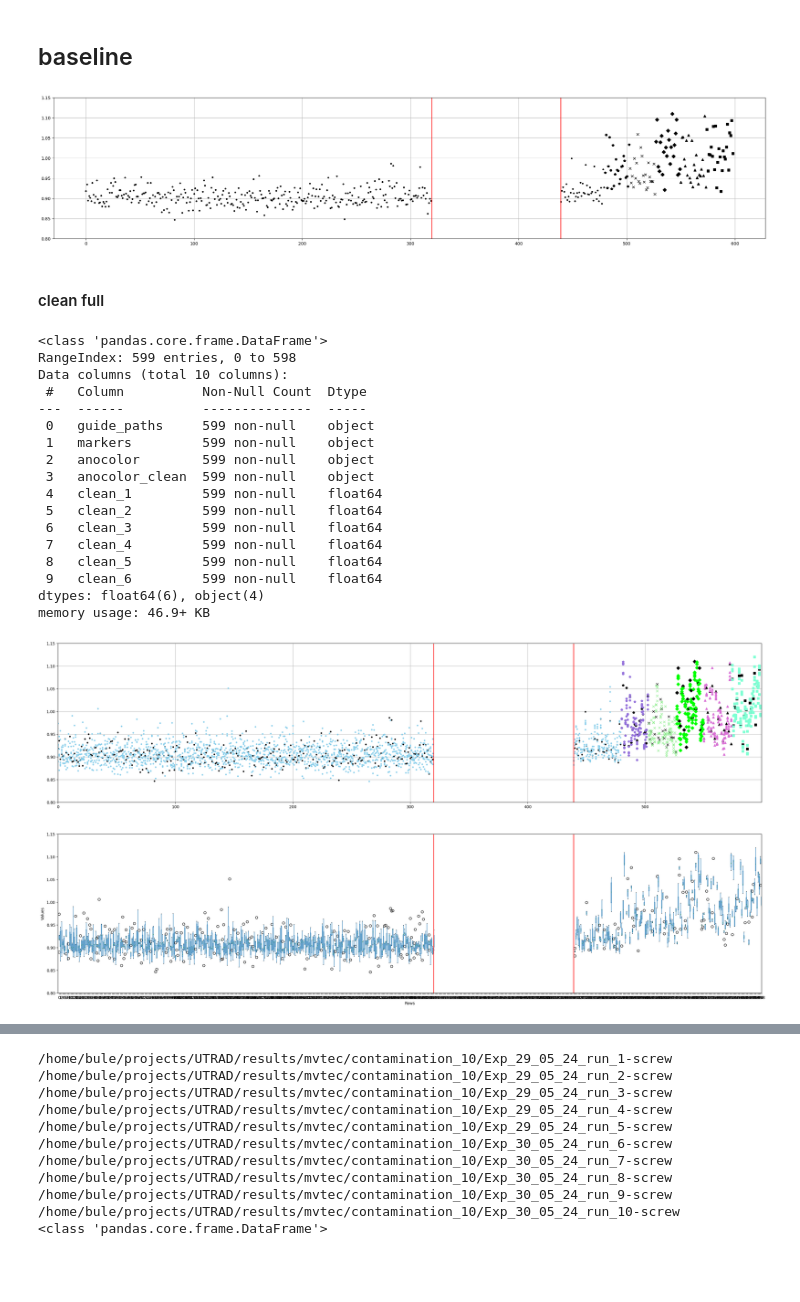
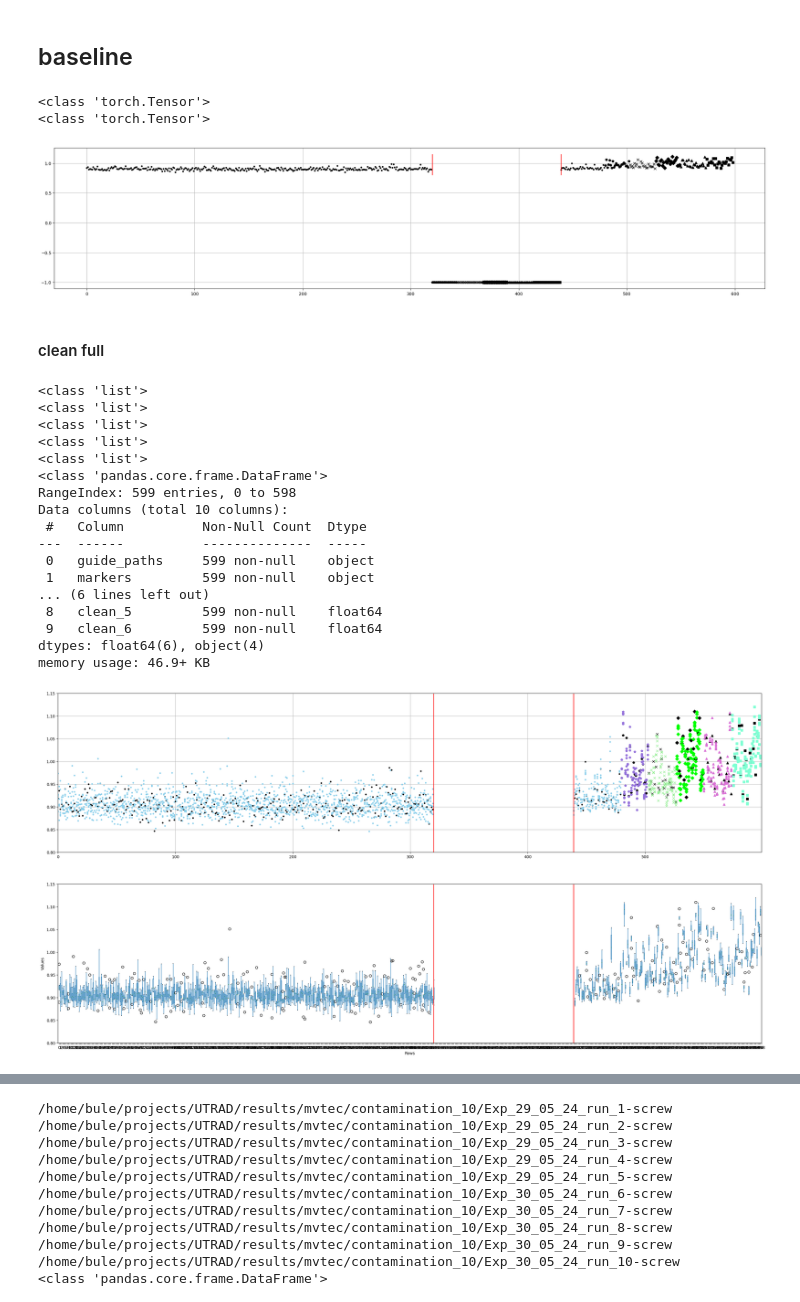
Before and after one commit to buehlpa/UTRAD, a Jupyter notebook: dev_screwruns_cont.ipynb, the cells around one changed output, grey strips where cells are left out. Saved outputs shown, nothing was run; the diff lists cells and outputs as text; code cells hidden in the pictures; blank space fills up the shorter version.

```diff
--- a/dev_screwruns_cont.ipynb
+++ b/dev_screwruns_cont.ipynb
@@ -20,7 +22,27 @@ with open(experiment_path + "/experiment_paths.json", 'r') as file:
 exppath_guide_contam_paths= [path  for path in exppath_guide['test'] if 'good' not in path]
 
 guide_allpaths=exppath_guide['train']+ exppath_guide_contam_paths+ exppath_guide['test']
+
+
 guide_allscores=guide_trainscores.tolist()+[-1]*len(exppath_guide_contam_paths)+ guide_testscores.tolist()
+
+print(type(guide_trainscores))
+
+# ####################################################################################################
+# #guide allscores normalized
+
+# training_median=torch.median(guide_trainscores)
+# training_std=torch.std(guide_trainscores)
+
+
+# sorted_trainscores=[(score-training_median)/training_std for score in guide_trainscores.tolist()]
+# sorted_testscores=[(score-training_median)/training_std for score in guide_testscores.tolist()]
+# guide_allscores=sorted_trainscores+[-10]*len(exppath_guide_contam_paths)+ sorted_testscores
+
+#####################################################################################################
+print(type(guide_trainscores))
+
+
 
 anotype_marker={'good':'.','manipulated_front':'x','scratch_head':'^','scratch_neck':'s','thread_side':'p','thread_top':'D'}
 anocolor={'good':'blue','manipulated_front':'green','scratch_head':'red','scratch_neck':'dodgerblue','thread_side':'purple','thread_top':'olive'}
@@ -36,17 +58,20 @@ color_clean=[anocolor_clean[key] for key in anotype]
 
 marker=[anotype_marker[key] for key in anotype]
 df=pd.DataFrame({'guide_paths':guide_allpaths,"markers":marker,'anocolor':color,'anocolor_clean':color_clean,'clean_1':guide_allscores})
+# %% [output]
+<class 'torch.Tensor'>
+<class 'torch.Tensor'>
 # %%
 plt.figure(figsize=(30, 6))
 for i in range(len(df)):
     plt.plot(df.index[i], df['clean_1'][i],  color='black', marker=df['markers'][i])
 
-plt.ylim(0.8,1.15)
+#plt.ylim(0.8,1.15)
 plt.vlines(len(guide_trainscores), 0.8, 1.15, color='red')
 plt.vlines(len(guide_trainscores)+len(exppath_guide_contam_paths), 0.8, 1.15, color='red')
 plt.grid(True)
 # %% [output]
-[figure, old version]
+[figure, new version]
 # %% [markdown]
 #### clean full
 # %%
@@ -69,12 +94,29 @@ for i,path in enumerate(filepaths):
     sorted_test_idx=[exppath_guide['test'].index(path) for path in exppath['test']]
     sorted_trainscores=[trainscores[i] for i in sorted_train_idx]
     sorted_testscores=[testscores[i] for i in sorted_test_idx]
+    allscores=sorted_trainscores+[-10]*len(exppath_guide_contam_paths)+ sorted_testscores
+    print(type(allscores))
 
-    allscores=sorted_trainscores+[-1]*len(exppath_guide_contam_paths)+ sorted_testscores
+    ###########################################
+    # # # standarize
+    # training_median=np.median(sorted_trainscores)
+    # training_std=np.std(sorted_trainscores)
+
+    # sorted_trainscores=[(score-training_median)/training_std for score in sorted_trainscores]
+    # sorted_testscores=[(score-training_median)/training_std for score in sorted_testscores]
+    # allscores=sorted_trainscores+[-10]*len(exppath_guide_contam_paths)+ sorted_testscores
+    # print(type(allscores))
+    #############################################
+
     df[f'clean_{i+2}']=allscores
 
 df.info()
 # %% [output]
+<class 'list'>
+<class 'list'>
+<class 'list'>
+<class 'list'>
+<class 'list'>
 <class 'pandas.core.frame.DataFrame'>
 RangeIndex: 599 entries, 0 to 598
 Data columns (total 10 columns):
@@ -82,12 +124,7 @@ Data columns (total 10 columns):
 ---  ------          --------------  -----
  0   guide_paths     599 non-null    object
  1   markers         599 non-null    object
- 2   anocolor        599 non-null    object
- 3   anocolor_clean  599 non-null    object
- 4   clean_1         599 non-null    float64
- 5   clean_2         599 non-null    float64
- 6   clean_3         599 non-null    float64
- 7   clean_4         599 non-null    float64
+... (6 lines left out)
  8   clean_5         599 non-null    float64
  9   clean_6         599 non-null    float64
 dtypes: float64(6), object(4)
@@ -111,7 +148,7 @@ ax1.vlines(len(guide_trainscores), 0.8, 1.15, color='red')
 ax1.vlines(len(guide_trainscores) + len(exppath_guide_contam_paths), 0.8, 1.15, color='red')
 ax1.grid(True)
 
-df_transposed = df[['clean_1', 'clean_2', 'clean_3', 'clean_4', 'clean_5']].T
+df_transposed = df[['clean_1', 'clean_2', 'clean_3', 'clean_4', 'clean_5','clean_6']].T
 df_transposed.boxplot(ax=ax2)
 ax2.set_ylim(0.8, 1.15)
 ax2.set_xlim(0, len(df))
@@ -123,4 +160,4 @@ ax2.grid(False)
 
 plt.show()
 # %% [output]
-[figure, old version]
+[figure, new version]
```
Also changed, not shown: parts of 5 cells of this notebook, 3 other files.
